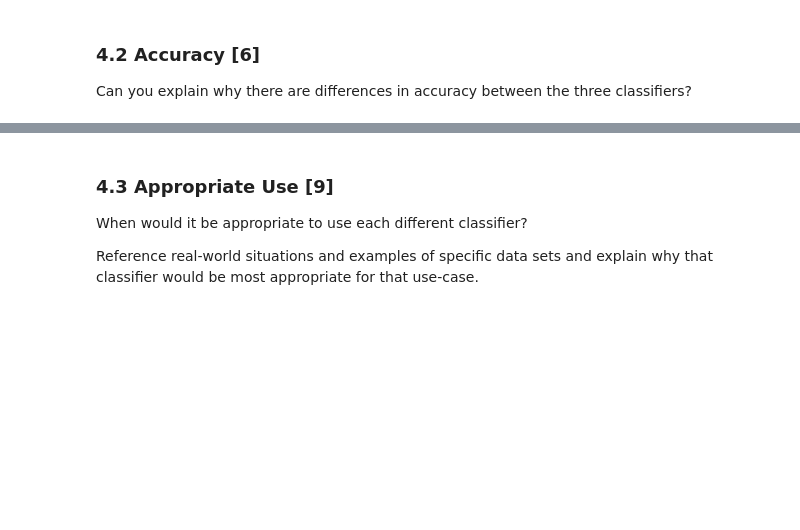
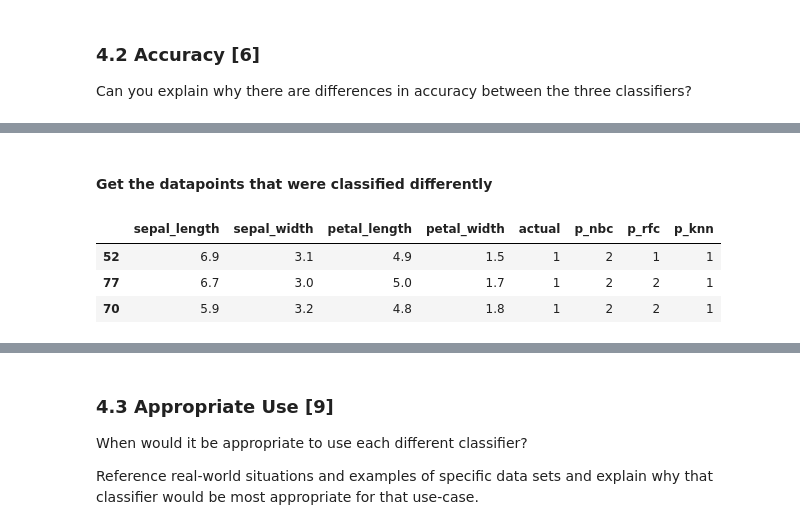
Before and after one commit to huuugh18/machinelearning, a Jupyter notebook: ml-cw2.ipynb, the cells around one changed output, grey strips where cells are left out. Drawn from its saved outputs; the diff is of its cells as text; code cells hidden in the pictures; blank space fills up the shorter version.

```diff
--- a/cw2.ipynb
+++ b/ml-cw2.ipynb
@@ -123,7 +123,7 @@ https://scikit-learn.org/stable/modules/generated/sklearn.ensemble.RandomForestC
 # %%
 #Write your code here
 
-rfc = RandomForestClassifier(random_state = 0)
+rfc = RandomForestClassifier(random_state = 0, n_estimators=100)
 rfc.fit(X_train, y_train)
 
 y_pred_rfc = rfc.predict(X_test)
@@ -400,0 +401,21 @@ SyntaxError: invalid syntax (Temp/ipykernel_2332/3209773273.py, line 3)
+# %% [markdown]
+#### Get the datapoints that were classified differently
+# %%
+df_pred = X_test.copy()
+df_pred['actual'] = y_test
+df_pred.loc[:,'p_nbc'] = y_pred_nbc
+df_pred['p_rfc'] = y_pred_rfc
+df_pred['p_knn'] = y_pred_knn
+df_pred_no_2 = df_pred[df_pred['actual'] < 2]
+df_pred_no_2 = df_pred_no_2[
+    (df_pred_no_2['p_rfc'] != df_pred_no_2['p_nbc']) |
+    (df_pred_no_2['p_rfc'] != df_pred_no_2['p_knn']) |
+    (df_pred_no_2['p_nbc'] != df_pred_no_2['p_knn'])
+]
+
+df_pred_no_2
+# %% [output]
+|  | sepal_length | sepal_width | petal_length | petal_width | actual | p_nbc | p_rfc | p_knn |
+| 52 | 6.9 | 3.1 | 4.9 | 1.5 | 1 | 2 | 1 | 1 |
+| 77 | 6.7 | 3.0 | 5.0 | 1.7 | 1 | 2 | 2 | 1 |
+| 70 | 5.9 | 3.2 | 4.8 | 1.8 | 1 | 2 | 2 | 1 |
```
Also changed, not shown: parts of 7 cells of this notebook, 3 other files.
